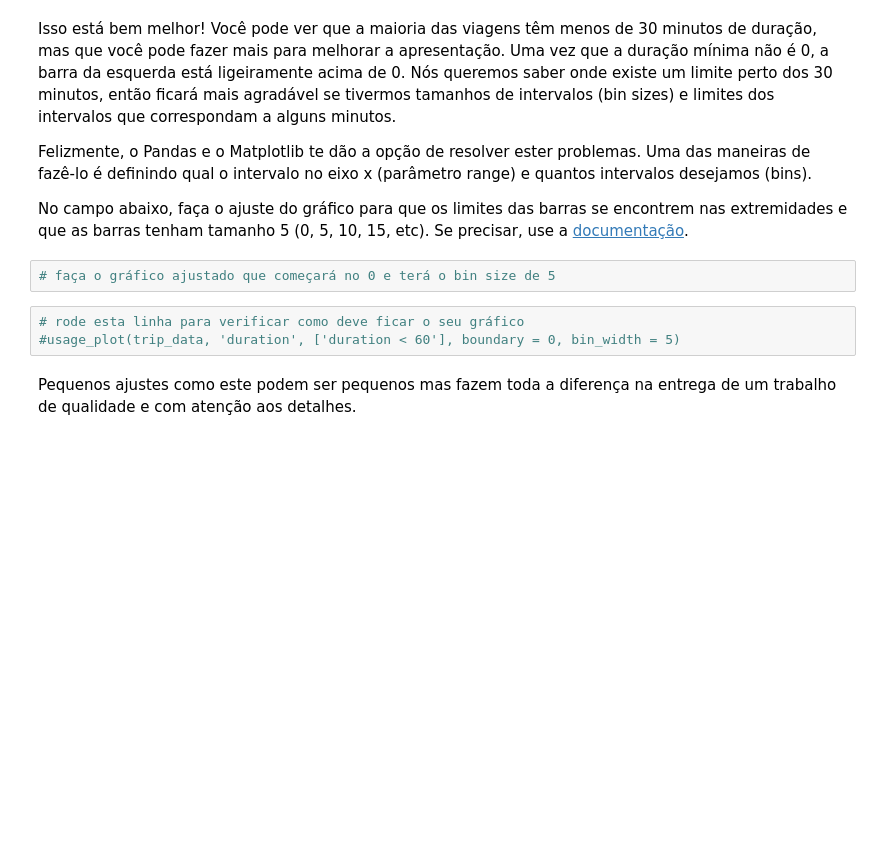
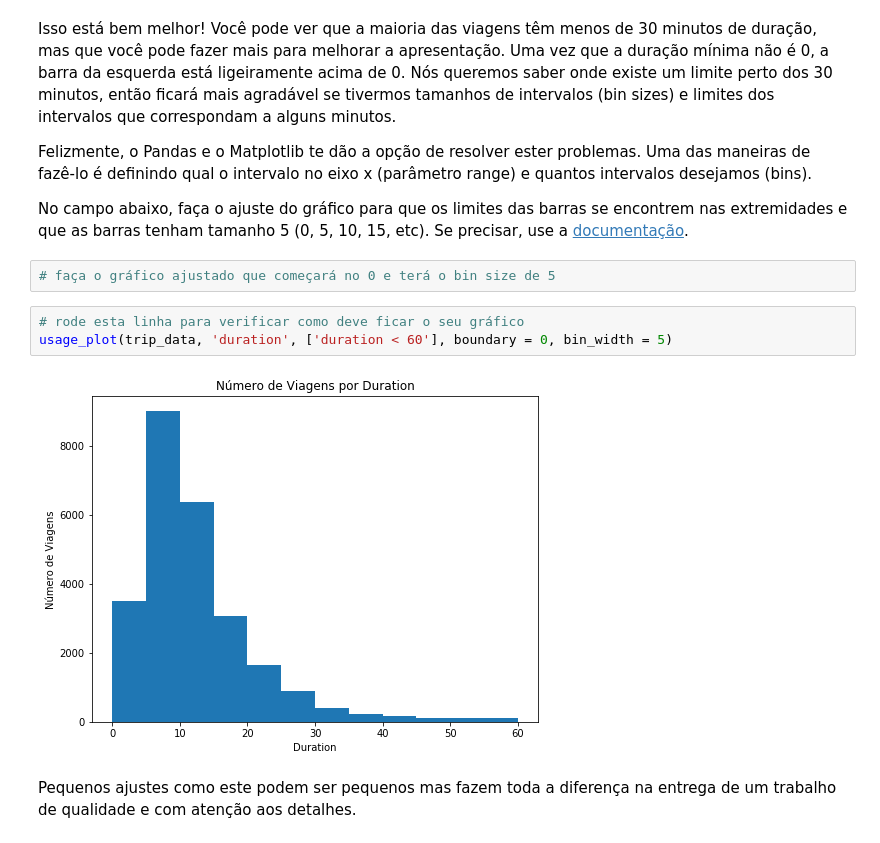
Before and after one commit to tiago-ferreira/data-science-foundation-one, a Jupyter notebook: weekFour/Analise_Bay_Area_Bike_Share-NDFDSI.ipynb, the cells around one changed output. Cells and saved outputs as stored; diff of their text form; blank space fills up the shorter version.

```diff
--- a/weekFour/Analise_Bay_Area_Bike_Share-NDFDSI.ipynb
+++ b/weekFour/Analise_Bay_Area_Bike_Share-NDFDSI.ipynb
@@ -415,7 +440,9 @@ No campo abaixo, faça o ajuste do gráfico para que os limites das barras se en
 # faça o gráfico ajustado que começará no 0 e terá o bin size de 5
 # %%
 # rode esta linha para verificar como deve ficar o seu gráfico
-#usage_plot(trip_data, 'duration', ['duration < 60'], boundary = 0, bin_width = 5)
+usage_plot(trip_data, 'duration', ['duration < 60'], boundary = 0, bin_width = 5)
+# %% [output]
+[figure, added]
 # %% [markdown]
 Pequenos ajustes como este podem ser pequenos mas fazem toda a diferença na entrega de um trabalho de qualidade e com atenção aos detalhes.
 # %% [markdown]
```
Also changed, not shown: parts of 4 cells of this notebook.
